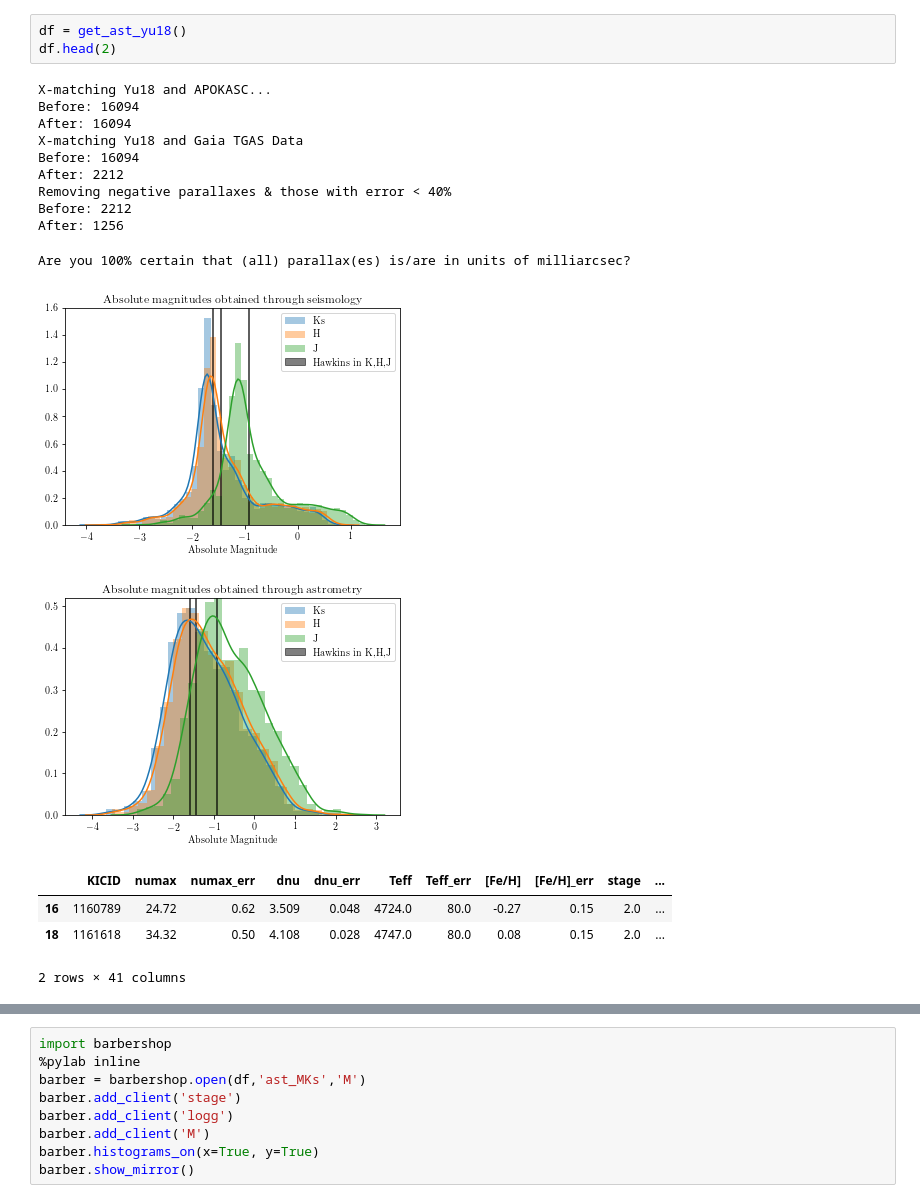
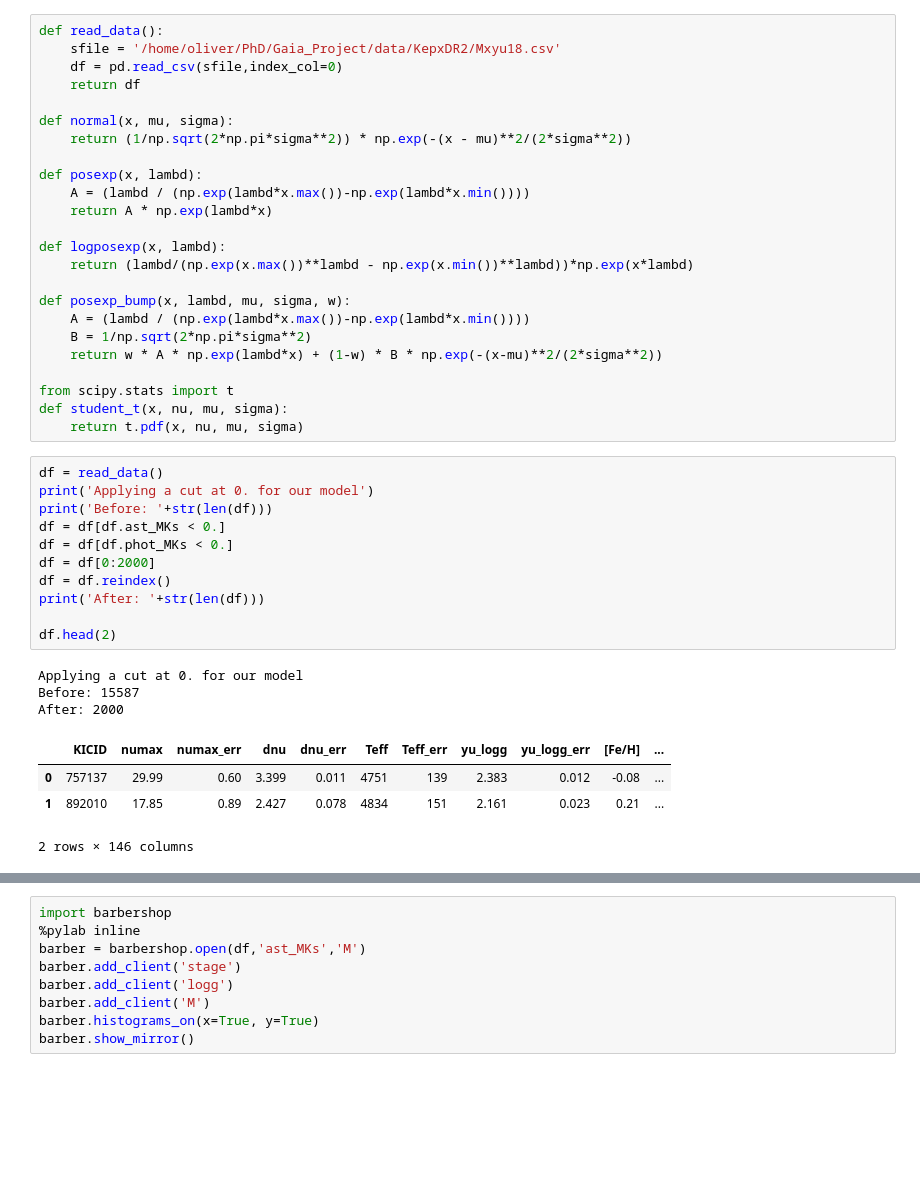
Before and after one commit to ojhall94/GAIA, a Jupyter notebook: hbmm_yu18.ipynb, the cells around one changed output, grey strips where cells are left out. Cells and saved outputs as stored; diff of their text form; blank space fills up the shorter version.

```diff
--- a/hbmm_yu18.ipynb
+++ b/hbmm_yu18.ipynb
@@ -9,23 +14,46 @@ import seaborn as sns
-# %%
-df = get_ast_yu18()
-df.head(2)
-# %% [output]
-X-matching Yu18 and APOKASC...
-Before: 16094
-After: 16094
-X-matching Yu18 and Gaia TGAS Data
-Before: 16094
-After: 2212
-Removing negative parallaxes & those with error < 40%
-Before: 2212
-After: 1256
-Are you 100% certain that (all) parallax(es) is/are in units of milliarcsec?
-[figure, removed]
-[figure, removed]
-|  | KICID | numax | numax_err | dnu | dnu_err | Teff | Teff_err | [Fe/H] | [Fe/H]_err | stage | ... |
-| 16 | 1160789 | 24.72 | 0.62 | 3.509 | 0.048 | 4724.0 | 80.0 | -0.27 | 0.15 | 2.0 | ... |
-| 18 | 1161618 | 34.32 | 0.50 | 4.108 | 0.028 | 4747.0 | 80.0 | 0.08 | 0.15 | 2.0 | ... |
-2 rows × 41 columns
+# %%
+def read_data():
+    sfile = '/home/oliver/PhD/Gaia_Project/data/KepxDR2/Mxyu18.csv'
+    df = pd.read_csv(sfile,index_col=0)
+    return df
+
+def normal(x, mu, sigma):
+    return (1/np.sqrt(2*np.pi*sigma**2)) * np.exp(-(x - mu)**2/(2*sigma**2))
+
+def posexp(x, lambd):
+    A = (lambd / (np.exp(lambd*x.max())-np.exp(lambd*x.min())))
+    return A * np.exp(lambd*x)
+
+def logposexp(x, lambd):
+    return (lambd/(np.exp(x.max())**lambd - np.exp(x.min())**lambd))*np.exp(x*lambd)
+
+def posexp_bump(x, lambd, mu, sigma, w):
+    A = (lambd / (np.exp(lambd*x.max())-np.exp(lambd*x.min())))
+    B = 1/np.sqrt(2*np.pi*sigma**2)
+    return w * A * np.exp(lambd*x) + (1-w) * B * np.exp(-(x-mu)**2/(2*sigma**2))
+
+from scipy.stats import t
+def student_t(x, nu, mu, sigma):
+    return t.pdf(x, nu, mu, sigma)
+# %%
+df = read_data()
+print('Applying a cut at 0. for our model')
+print('Before: '+str(len(df)))
+df = df[df.ast_MKs < 0.]
+df = df[df.phot_MKs < 0.]
+df = df[0:2000]
+df = df.reindex()
+print('After: '+str(len(df)))
+
+df.head(2)
+# %% [output]
+Applying a cut at 0. for our model
+Before: 15587
+After: 2000
+|  | KICID | numax | numax_err | dnu | dnu_err | Teff | Teff_err | yu_logg | yu_logg_err | [Fe/H] | ... |
+| 0 | 757137 | 29.99 | 0.60 | 3.399 | 0.011 | 4751 | 139 | 2.383 | 0.012 | -0.08 | ... |
+| 1 | 892010 | 17.85 | 0.89 | 2.427 | 0.078 | 4834 | 151 | 2.161 | 0.023 | 0.21 | ... |
+2 rows × 146 columns
 # %%
 '''Step one is figuring out the different distributions we want'''
 '''NOTE: RGB = 1 | HeB = 2 | U = 0'''
```
Also changed, not shown: parts of 13 cells of this notebook, 1 other file.
